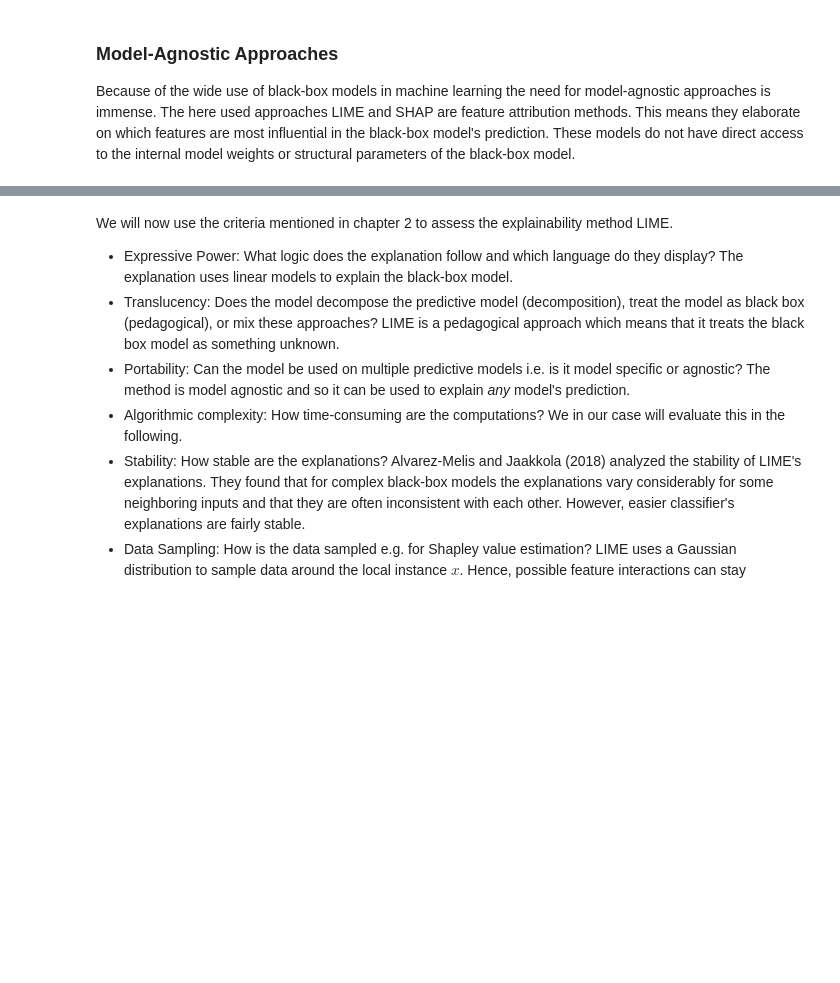
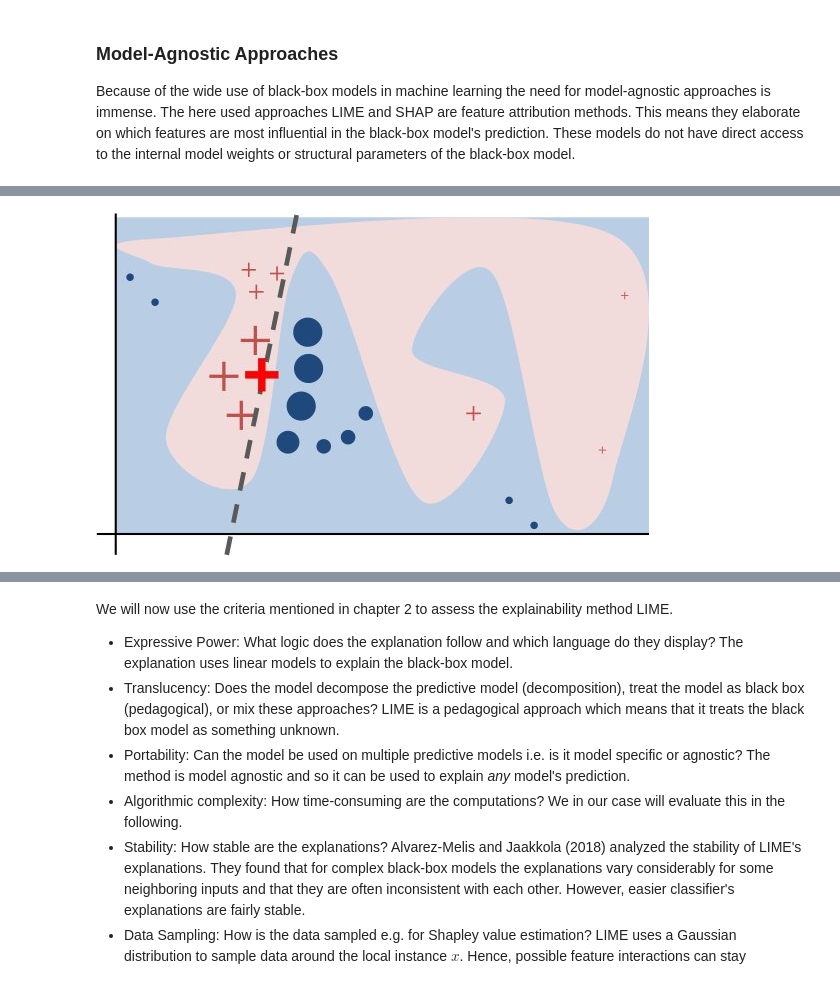
Before and after one commit to Janalytics94/xai_energy_efficient_smart_home, a Jupyter notebook: code/Assignment_S2.ipynb, the cells around one changed output, grey strips where cells are left out. Drawn from its saved outputs; the diff is of its cells as text; code cells hidden in the pictures; blank space fills up the shorter version.

```diff
--- a/code/Assignment_S2.ipynb
+++ b/code/Assignment_S2.ipynb
@@ -342,0 +338,4 @@ The plot below shows the output of the LIME function.
+# %%
+Image(filename='../pictures/LIME_Image_Intuition.jpg') #################### wie hier unter die Bilder Quellen?
+# %% [output]
+[figure, added]
```
Also changed, not shown: parts of 19 cells of this notebook, 3 other files.
